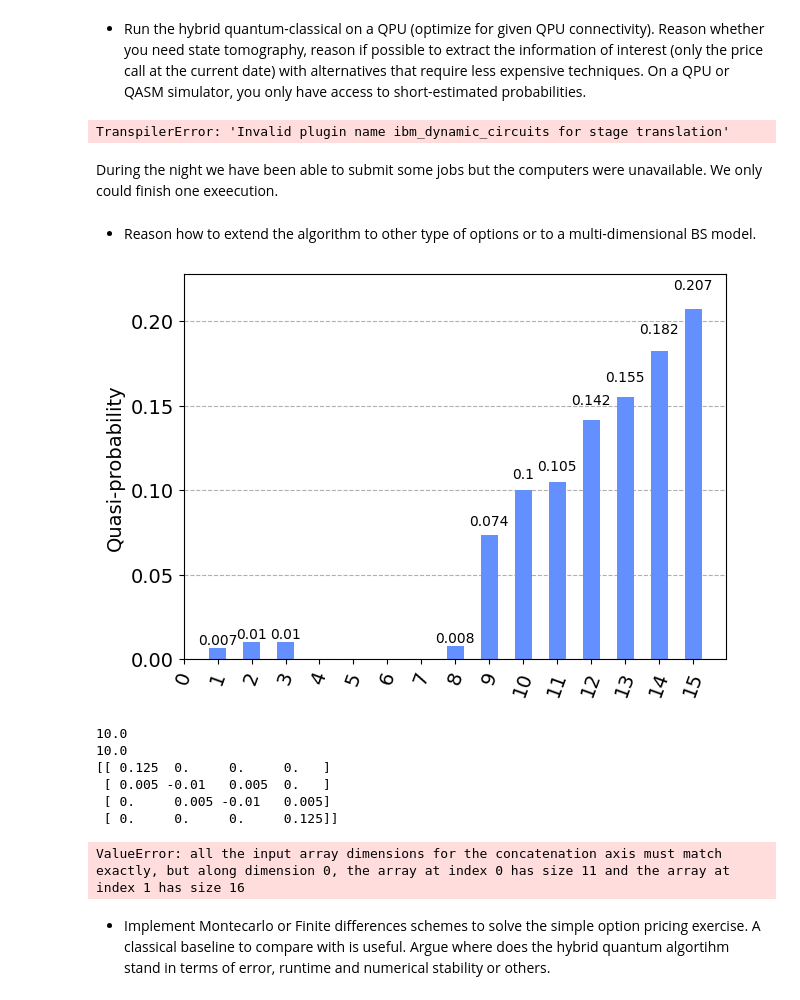
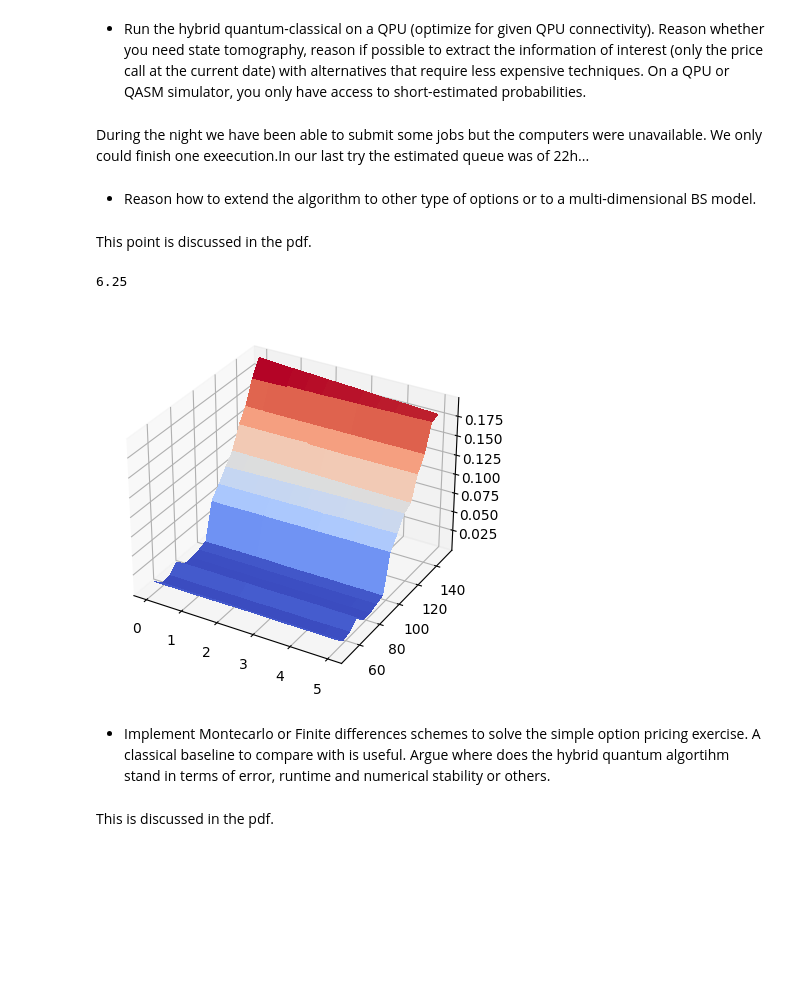
Before and after one commit to FelixXu35/Qisikit_Hackathon_BCN, a Jupyter notebook: Moodys_challenge_submission.ipynb, the cells around one changed output. Saved outputs shown, nothing was run; the diff lists cells and outputs as text; code cells hidden in the pictures; blank space fills up the shorter version.

```diff
--- a/Moodys_challenge_submission.ipynb
+++ b/Moodys_challenge_submission.ipynb
@@ -100,6 +82,7 @@ def cost_func(params):
     return cost
 
 def plot_optimized_amplitudes(optimized_result):
+    '''Build a circuit with the optimal paramters and plot it'''
     qc = step1.ansatz(optimized_result.x, n_qbits,rep)
     qc.measure_all()
     qc_t = transpile(qc,backend)
@@ -246,7 +226,7 @@ counts = final_result.get_counts()
 
 qc = step1.ansatz(param_vec, n_qubits=n_qubits, rep=rep)
 
-time = 10
+time = 1
 
 evolution_problem = TimeEvolutionProblem(observable, time=time*sigma**2)
 var_qite = VarQITE(
@@ -267,13 +247,16 @@ counts_step = result_step.get_counts()
 display(plot_histogram([step2.get_sorted_amplitudes(step2.counts_to_distr(counts)),
                         step2.get_sorted_amplitudes(step2.counts_to_distr(counts_step))],
                         title='Backward time evolution'))
-# %% [output]
-TranspilerError: 'Invalid plugin name ibm_dynamic_circuits for stage translation'
 # %% [markdown]
-During the night we have been able to submit some jobs but the computers were unavailable. We only could finish one exeecution.
+During the night we have been able to submit some jobs but the computers were unavailable. We only could finish one exeecution.In our last try the estimated queue was of 22h...
 # %% [markdown]
 - Reason how to extend the algorithm to other type of options or to a multi-dimensional BS model.
+# %% [markdown]
+This point is discussed in the pdf.
 # %%
+from qiskit import QuantumCircuit
+import numpy as np
+
 # define the varitional form
 def ansatz_without(params, n_qubits, rep):
     """
@@ -317,10 +300,17 @@ def get_init_params(n_qubits, rep):
     for i in range(n_qubits):
         params[i] = np.pi/2
     return params
+
+from qiskit import Aer, transpile
+from qiskit.algorithms.optimizers import SPSA, COBYLA
+import matplotlib.pylab as plt
+from qiskit.visualization import plot_histogram
+from qiskit.quantum_info import Statevector
+
 n_qubits = 4
 rep = 2
 backend = Aer.get_backend('aer_simulator_statevector')
-optimizer = SPSA(maxiter=1e3)
+optimizer = SPSA(maxiter=2e3)
 
 def counts_to_distr(counts):
     """
@@ -375,7 +365,7 @@ def cost_func_1(params):
     return cost
 
 # initialization
-params = np.zeros(n_qubits + rep*(2*n_qubits-1))
+params = np.ones(n_qubits + rep*(2*n_qubits-1))*np.pi
 target_distr = creat_target_distr(
     n_qubits=4,
     cross_over=6
@@ -397,16 +387,26 @@ for i in range(2**n_qubits):
         pass
     else:
         output_amp[i] = 0
-display(plot_histogram(output_amp))
+target_amp = {i: np.sqrt(target_distr.get(i, 0)) for i in range(2**n_qubits)}
+plot_histogram([output_amp, target_amp])
+from qiskit import QuantumCircuit, ClassicalRegister, QuantumRegister
+
+from qiskit.circuit.library import RealAmplitudes
+
+from qiskit.quantum_info import SparsePauliOp
+
+from qiskit.opflow import PauliSumOp
 
 K = 100 # strike price
 sigma = 0.4 # volatility in %
 T= 1
 r = 0
-Smin = 0
+Smin = 50
 Smax = 150
 Nqubits = 4
-delta = (Smax - Smin)/(2**Nqubits-1)
+delta = (Smax - Smin)/(2**Nqubits)
+
+
 
 def hamiltonian(qubit_count, delta, r, sigma):
 
@@ -434,8 +434,11 @@ def hamiltonian(qubit_count, delta, r, sigma):
 H_fact = SparsePauliOp.from_operator(hamiltonian(Nqubits, delta,  r, sigma))
 
 pauli_op = PauliSumOp.from_list(H_fact.to_list())
-H = hamiltonian(qubit_count=2, delta=delta, r=r, sigma=sigma)
-print(H)
+from qiskit.algorithms import TimeEvolutionProblem, VarQITE
+from qiskit.algorithms.time_evolvers.variational import ImaginaryMcLachlanPrinciple
+from qiskit.circuit.library import EfficientSU2
+from qiskit.quantum_info import SparsePauliOp
+from qiskit.circuit import ParameterVector
 
 param_vec = ParameterVector('θ', length=n_qubits + rep*(2*n_qubits-1))
 
@@ -447,44 +450,51 @@ time = 5
 num_step = 2
 evolution_problem = TimeEvolutionProblem(observable, time=sigma**2*time)
 var_qite = VarQITE(
     ansatz=qc,
     initial_parameters=result.x,
     num_timesteps=num_step*time,
 )
 evolution_result = var_qite.evolve(evolution_problem)
 
+
+import matplotlib.pyplot as plt
+
 amp = counts_to_amp(counts)
+for i in range(2**n_qubits):
+        if i in amp:
+            pass
+        else:
+            amp[i] = 0
 time_evolve = np.array([amp[key] for key in sorted(amp)], ndmin=2).T
 params_step = evolution_result.parameter_values
 for i in range(1, len(params_step)):
     qc = ansatz(params=params_step[i], n_qubits=n_qubits, rep=rep)
     qc_t = transpile(qc, backend)
     result_step = backend.run(qc_t, shots=int(1e6)).result()
     amp_step = counts_to_amp(result_step.get_counts())
     for i in range(2**n_qubits):
         if i in amp_step:
             pass
         else:
             amp_step[i] = 0
-    amp_ndarray = [amp_step[key] for key in sorted(amp_step)]
+    amp_ndarray = [amp_step[key] for key in range(2**n_qubits)]
     amp_ndarray = np.array(amp_ndarray, ndmin=2)
     time_evolve = np.append(time_evolve, amp_ndarray.T, axis=1)
-    X = np.linspace(50, 150, 16)
+
+
+
+from matplotlib import cm
+
+X = np.linspace(50, 150, 16)
 Y = np.linspace(0, 5, time*num_step+1)
 Y, X = np.meshgrid(Y, X)
-plt.plot(time_evolve[:, 0])
 fig, ax = plt.subplots(subplot_kw={"projection": "3d"})
 surf = ax.plot_surface(Y, X, time_evolve, cmap=cm.coolwarm,
                        linewidth=0, antialiased=False)
-plot_histogram(counts_to_amp(result_step.get_counts()))
 # %% [output]
+6.25
-[figure, old version]
+[figure, new version]
-10.0
-10.0
-[[ 0.125  0.     0.     0.   ]
- [ 0.005 -0.01   0.005  0.   ]
- [ 0.     0.005 -0.01   0.005]
- [ 0.     0.     0.     0.125]]
-ValueError: all the input array dimensions for the concatenation axis must match exactly, but along dimension 0, the array at index 0 has size 11 and the array at index 1 has size 16
 # %% [markdown]
 - Implement Montecarlo or Finite differences schemes to solve the simple option pricing exercise. A classical baseline to compare with is useful. Argue where does the hybrid quantum algortihm stand in terms of error, runtime and numerical stability or others.
+# %% [markdown]
+This is discussed in the pdf.
```
Also changed, not shown: parts of 8 cells of this notebook, 1 other file.
